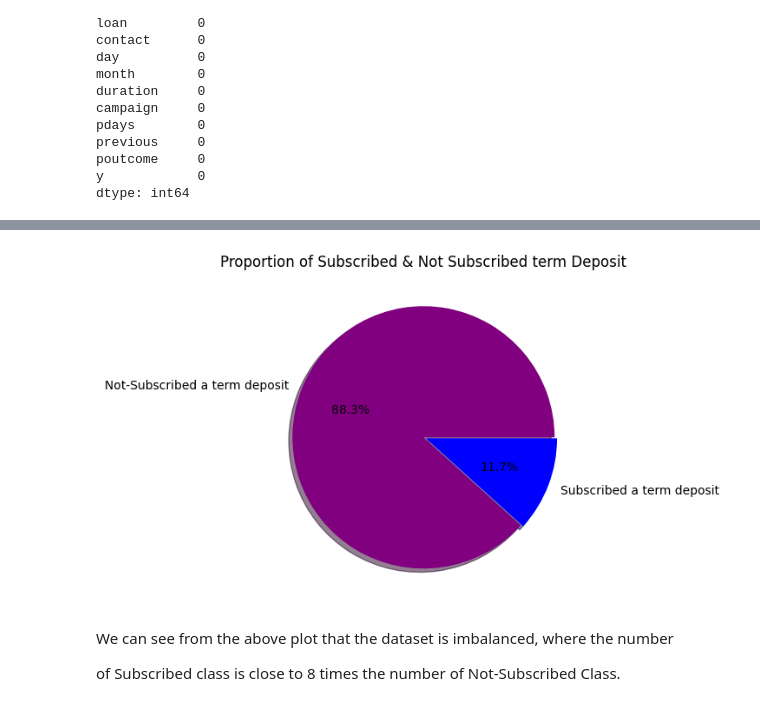
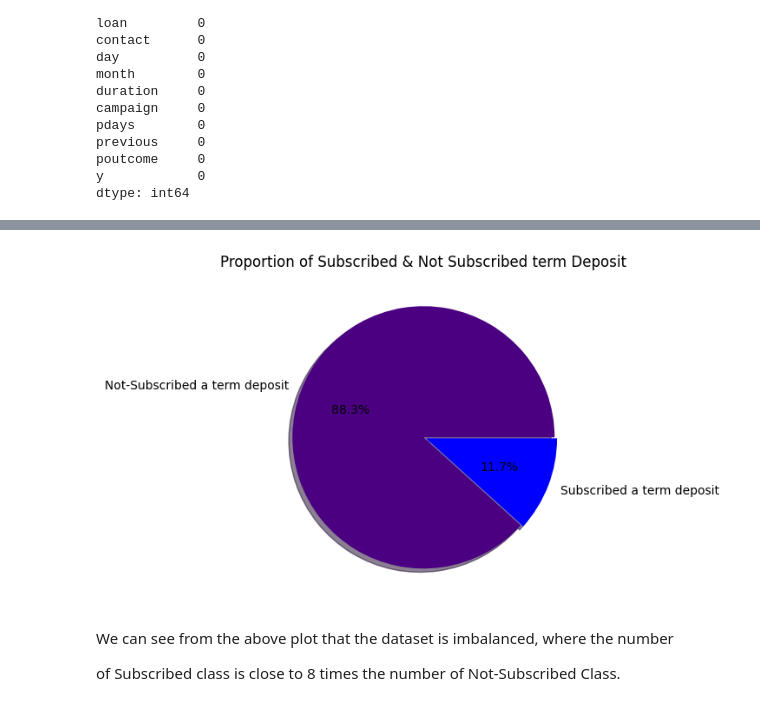
Before and after one commit to AnannyaSagar/Bank-Effectiveness-Prediction, a Jupyter notebook: Bank_Marketing_Effectiveness_Classification.ipynb, the cells around one changed output, grey strips where cells are left out. Drawn from its saved outputs; the diff is of its cells as text; code cells hidden in the pictures.

```diff
--- a/Bank_Marketing_Effectiveness_Classification.ipynb
+++ b/Bank_Marketing_Effectiveness_Classification.ipynb
@@ -147,13 +147,13 @@ df1=df.copy()
 # %%
 #piechart for percentage of number of subscribers and non-subscribers for term deposit(Traget Variable)
 plt.figure(figsize=(7,5), dpi=100)
 proportion = df1['y'].value_counts()
 labels = ['Not-Subscribed a term deposit','Subscribed a term deposit']
 plt.title('Proportion of Subscribed & Not Subscribed term Deposit')
-plt.pie(proportion, explode=(0,0.02),labels=labels, shadow = True, autopct = '%1.1f%%', colors= ['purple','blue'])
+plt.pie(proportion, explode=(0,0.02),labels=labels, shadow = True, autopct = '%1.1f%%', colors= ['indigo','blue'])
 plt.show()
 # %% [output]
-[figure, old version]
+[figure, new version]
 # %% [markdown]
 We can see from the above plot that the dataset is imbalanced, where the number
 
```
Also changed, not shown: parts of 18 cells of this notebook.
